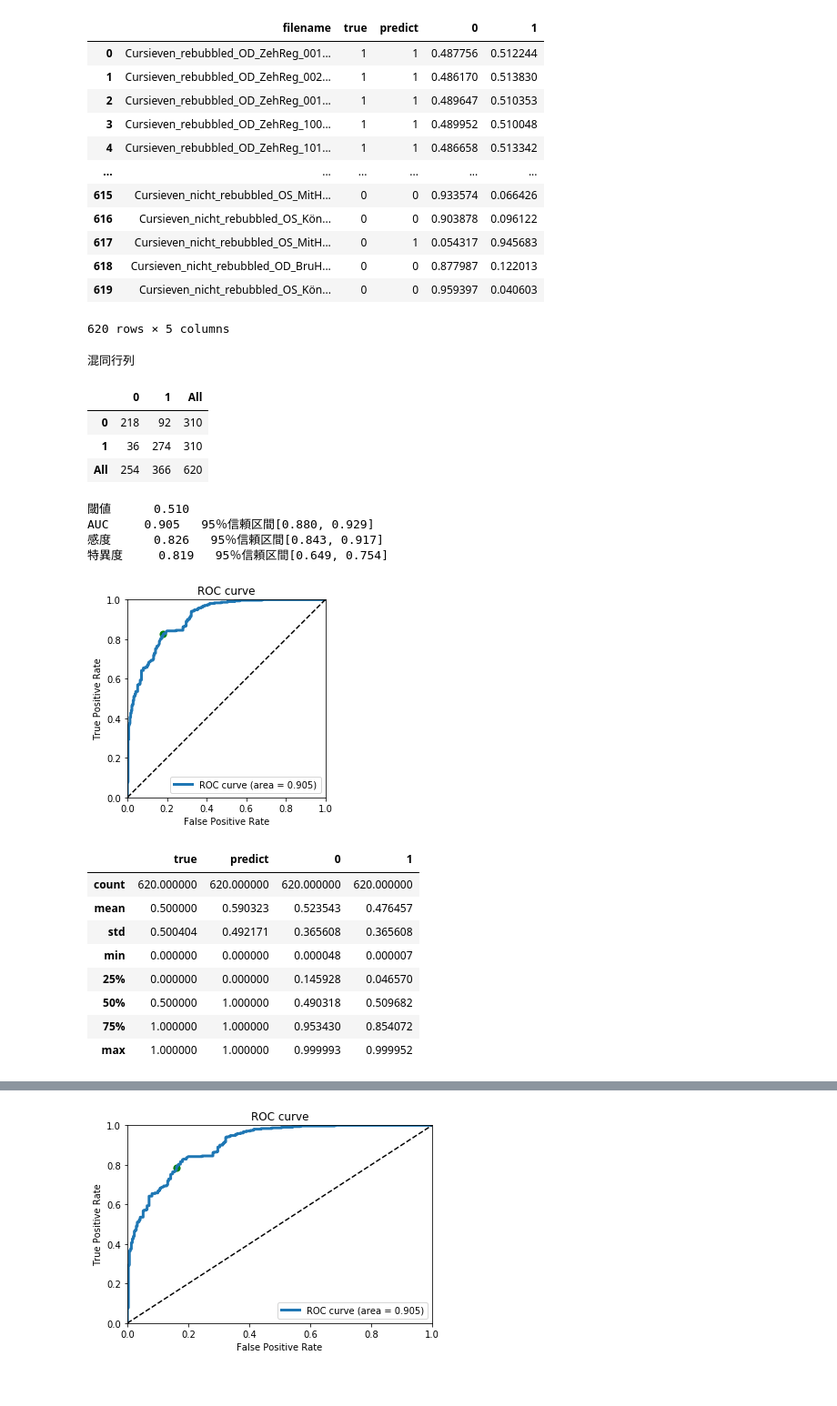
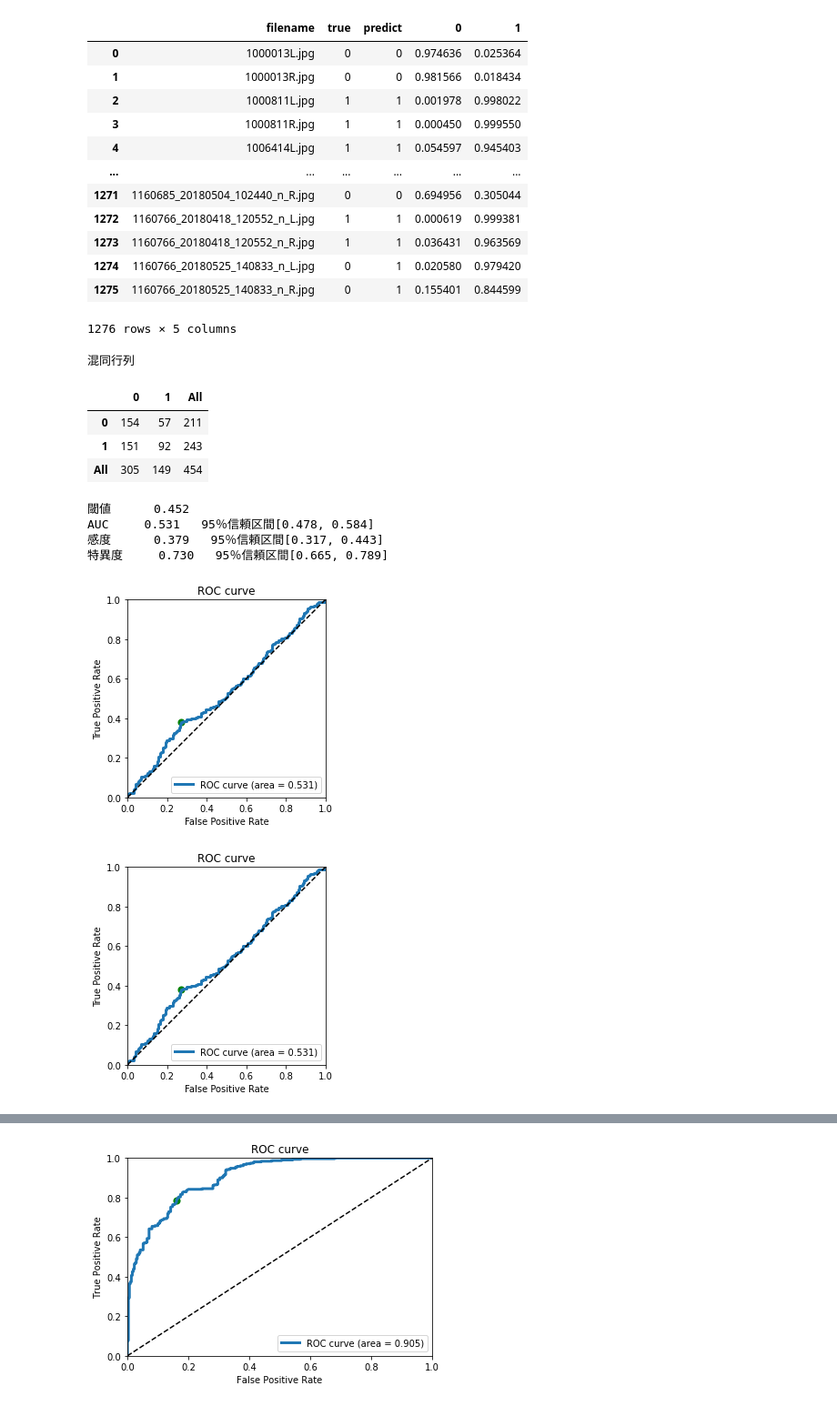
Before and after one commit to Mao-beta/statistics, a Jupyter notebook: utils/notebook/roc_related.ipynb, the cells around one changed output, grey strips where cells are left out. Shown: that part at 91% size. Saved outputs shown, nothing was run; the diff lists cells and outputs as text; code cells hidden in the pictures.

```diff
--- a/utils/notebook/roc_related.ipynb
+++ b/utils/notebook/roc_related.ipynb
@@ -11,23 +11,23 @@ from sklearn.metrics import roc_auc_score, roc_curve, auc, confusion_matrix
 from statsmodels.stats.proportion import proportion_confint
 # %%
 data_root = Path("../data/roc_related")
-miss_df_path = data_root / "raw_miss_summary.csv"
+miss_df_path = data_root / "miss_summary.csv"
 miss_df = pd.read_csv(miss_df_path)
 miss_df
 # %% [output]
 |  | filename | true | predict | 0 | 1 |
-| 0 | Cursieven_rebubbled_OD_ZehReg_001... | 1 | 1 | 0.487756 | 0.512244 |
-| 1 | Cursieven_rebubbled_OD_ZehReg_002... | 1 | 1 | 0.486170 | 0.513830 |
-| 2 | Cursieven_rebubbled_OD_ZehReg_001... | 1 | 1 | 0.489647 | 0.510353 |
-| 3 | Cursieven_rebubbled_OD_ZehReg_100... | 1 | 1 | 0.489952 | 0.510048 |
-| 4 | Cursieven_rebubbled_OD_ZehReg_101... | 1 | 1 | 0.486658 | 0.513342 |
+| 0 | 1000013L.jpg | 0 | 0 | 0.974636 | 0.025364 |
+| 1 | 1000013R.jpg | 0 | 0 | 0.981566 | 0.018434 |
+| 2 | 1000811L.jpg | 1 | 1 | 0.001978 | 0.998022 |
+| 3 | 1000811R.jpg | 1 | 1 | 0.000450 | 0.999550 |
+| 4 | 1006414L.jpg | 1 | 1 | 0.054597 | 0.945403 |
 | ... | ... | ... | ... | ... | ... |
-| 615 | Cursieven_nicht_rebubbled_OS_MitH... | 0 | 0 | 0.933574 | 0.066426 |
-| 616 | Cursieven_nicht_rebubbled_OS_Kön... | 0 | 0 | 0.903878 | 0.096122 |
-| 617 | Cursieven_nicht_rebubbled_OS_MitH... | 0 | 1 | 0.054317 | 0.945683 |
-| 618 | Cursieven_nicht_rebubbled_OD_BruH... | 0 | 0 | 0.877987 | 0.122013 |
-| 619 | Cursieven_nicht_rebubbled_OS_Kön... | 0 | 0 | 0.959397 | 0.040603 |
+| 1271 | 1160685_20180504_102440_n_R.jpg | 0 | 0 | 0.694956 | 0.305044 |
+| 1272 | 1160766_20180418_120552_n_L.jpg | 1 | 1 | 0.000619 | 0.999381 |
+| 1273 | 1160766_20180418_120552_n_R.jpg | 1 | 1 | 0.036431 | 0.963569 |
+| 1274 | 1160766_20180525_140833_n_L.jpg | 0 | 1 | 0.020580 | 0.979420 |
+| 1275 | 1160766_20180525_140833_n_R.jpg | 0 | 1 | 0.155401 | 0.844599 |
-620 rows × 5 columns
+1276 rows × 5 columns
 # %%
 class roc_analysis_binary():
     """
@@ -44,11 +44,14 @@ class roc_analysis_binary():
         self.miss_df = miss_df.copy()
         self.alpha = alpha
 
-        assert "true" in miss_df.columns
-        assert "predict" in miss_df.columns
-        assert "0" in miss_df.columns
-        assert "1" in miss_df.columns
-        assert 0 <= alpha <= 1
+        if "TRUE" in miss_df.columns:
+            self.miss_df = self.miss_df.rename(columns={"TRUE": "true"})
+
+        assert "true" in self.miss_df.columns
+        #assert "predict" in self.miss_df.columns
+        assert "0" in self.miss_df.columns
+        assert "1" in self.miss_df.columns
+        assert 0 <= self.alpha <= 1
 
         # FPR, TPR, thresholdを計算しlistで保持
         self.fpr, self.tpr, self.thres = roc_curve(self.miss_df["true"], self.miss_df["1"])
@@ -67,6 +70,7 @@ class roc_analysis_binary():
 
         # 混同行列を作成
         labels = [0,1]
+        self.miss_df["predict"] = self.miss_df["1"].apply(lambda x: 1 if x >= self.opt_thres else 0)
         self.cross = confusion_matrix(self.miss_df["true"], self.miss_df["predict"],labels=labels)
         self.cross = pd.DataFrame(self.cross, columns=labels, index=labels)
         self.cross["All"] = [self.cross.iloc[0, 0] + self.cross.iloc[0, 1], self.cross.iloc[1, 0] + self.cross.iloc[1, 1]]
@@ -128,13 +132,20 @@ class roc_analysis_binary():
 
 
     # 出力系
+    def output_all(self, new_folder: str="./"):
+        self.output_summary_csv(new_folder=new_folder)
+        self.output_confusion_matrix(new_folder=new_folder)
+        self.output_roc_curve(new_img_folder=new_folder)
+
+
     def output_summary_csv(self, new_folder: str ="./", new_filename: str ="summary.csv"):
         new_folder = Path(new_folder)
         new_path = new_folder / new_filename
         auc_list = [self.roc_auc, *self.roc_auc_ci]
         sens_list = [self.sens, *self.sens_ci]
         spec_list = [self.spec, *self.spec_ci]
-        res_df = pd.DataFrame({"AUC": auc_list, "感度": sens_list, "特異度": spec_list})
+        thres_list = [self.opt_thres, None, None]
+        res_df = pd.DataFrame({"AUC": auc_list, "感度": sens_list, "特異度": spec_list, "閾値": thres_list})
         res_df.to_csv(new_path, index=None, encoding="shift-jis")
 
 
@@ -185,29 +196,20 @@ class roc_analysis_binary():
         ax.set_aspect("equal")
         return ax
 # %%
+miss_df = pd.read_csv(r"D:/analyze/20210831_hypertension/miss.csv")
+
 roc_ins = roc_analysis_binary(miss_df, 0.05)
 roc_ins.summary()
-roc_ins.output_summary_csv()
+roc_ins.output_all(r"D:/analyze/20210831_hypertension/")
 # %% [output]
 混同行列
 |  | 0 | 1 | All |
-| 0 | 218 | 92 | 310 |
-| 1 | 36 | 274 | 310 |
-| All | 254 | 366 | 620 |
+| 0 | 154 | 57 | 211 |
+| 1 | 151 | 92 | 243 |
+| All | 305 | 149 | 454 |
-閾値      0.510
-AUC     0.905   95％信頼区間[0.880, 0.929]
-感度      0.826   95％信頼区間[0.843, 0.917]
-特異度     0.819   95％信頼区間[0.649, 0.754]
+閾値      0.452
+AUC     0.531   95％信頼区間[0.478, 0.584]
+感度      0.379   95％信頼区間[0.317, 0.443]
+特異度     0.730   95％信頼区間[0.665, 0.789]
-[figure, old version]
+[figure, new version]
+[figure, added]
-# %%
-miss_df.describe()
-# %% [output]
-|  | true | predict | 0 | 1 |
-| count | 620.000000 | 620.000000 | 620.000000 | 620.000000 |
-| mean | 0.500000 | 0.590323 | 0.523543 | 0.476457 |
-| std | 0.500404 | 0.492171 | 0.365608 | 0.365608 |
-| min | 0.000000 | 0.000000 | 0.000048 | 0.000007 |
-| 25% | 0.000000 | 0.000000 | 0.145928 | 0.046570 |
-| 50% | 0.500000 | 1.000000 | 0.490318 | 0.509682 |
-| 75% | 1.000000 | 1.000000 | 0.953430 | 0.854072 |
-| max | 1.000000 | 1.000000 | 0.999993 | 0.999952 |
```
Also changed, not shown: parts of 1 cell of this notebook, 9 other files.
